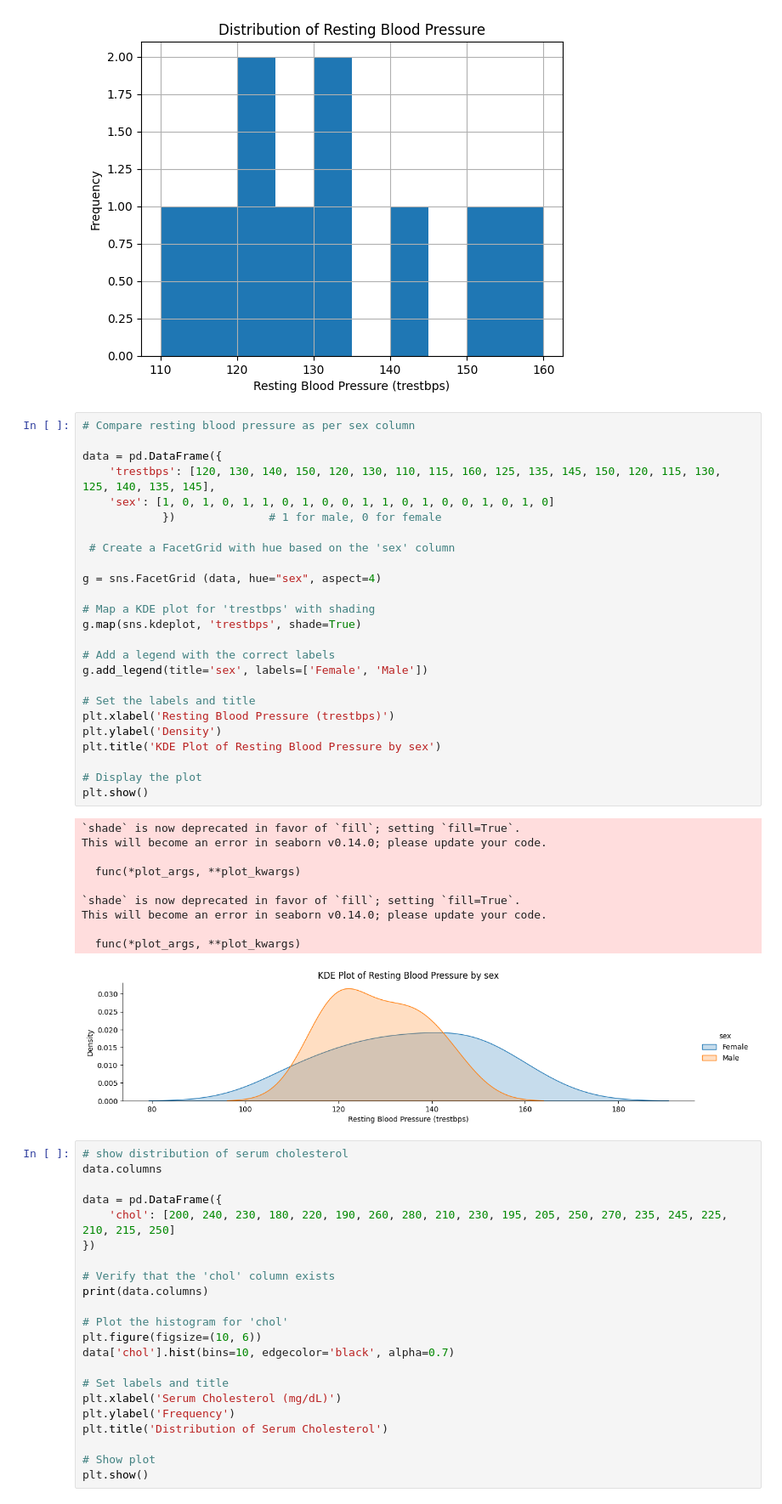
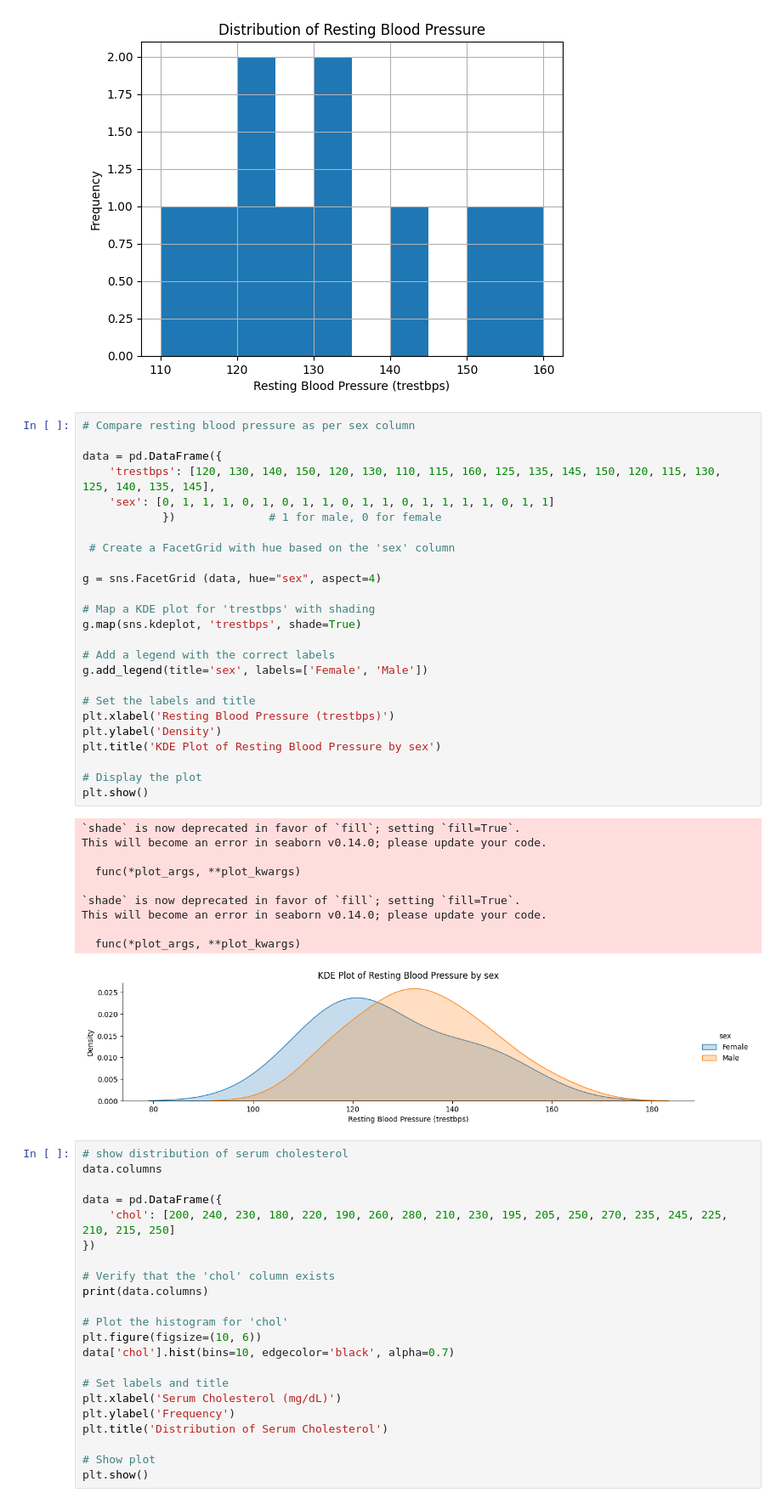
Before and after one commit to GovarthiniGS/week3_project, a Jupyter notebook: notebooks/Data_analysis.ipynb, the cells around one changed output. Shown at 85% size. Saved outputs shown, nothing was run; the diff lists cells and outputs as text.

```diff
--- a/notebooks/Data_analysis.ipynb
+++ b/notebooks/Data_analysis.ipynb
@@ -260,42 +260,42 @@ plt.title('Distribution of Resting Blood Pressure')
 plt.show()
 # %% [output]
 [figure]
-# %%
-# Compare resting blood pressure as per sex column
-
-data = pd.DataFrame({
-    'trestbps': [120, 130, 140, 150, 120, 130, 110, 115, 160, 125, 135, 145, 150, 120, 115, 130, 125, 140, 135, 145],
-    'sex': [1, 0, 1, 0, 1, 1, 0, 1, 0, 0, 1, 1, 0, 1, 0, 0, 1, 0, 1, 0]
-            })              # 1 for male, 0 for female
-
- # Create a FacetGrid with hue based on the 'sex' column
-
-g = sns.FacetGrid (data, hue="sex", aspect=4)
-
-# Map a KDE plot for 'trestbps' with shading
-g.map(sns.kdeplot, 'trestbps', shade=True)
-
-# Add a legend with the correct labels
-g.add_legend(title='sex', labels=['Female', 'Male'])
-
-# Set the labels and title
-plt.xlabel('Resting Blood Pressure (trestbps)')
-plt.ylabel('Density')
-plt.title('KDE Plot of Resting Blood Pressure by sex')
-
-# Display the plot
-plt.show()
-# %% [output]
-`shade` is now deprecated in favor of `fill`; setting `fill=True`.
-This will become an error in seaborn v0.14.0; please update your code.
-
-  func(*plot_args, **plot_kwargs)
-
-`shade` is now deprecated in favor of `fill`; setting `fill=True`.
-This will become an error in seaborn v0.14.0; please update your code.
-
-  func(*plot_args, **plot_kwargs)
-[figure, removed]
+# %%
+# Compare resting blood pressure as per sex column
+
+data = pd.DataFrame({
+    'trestbps': [120, 130, 140, 150, 120, 130, 110, 115, 160, 125, 135, 145, 150, 120, 115, 130, 125, 140, 135, 145],
+    'sex': [0, 1, 1, 1, 0, 1, 0, 1, 1, 0, 1, 1, 0, 1, 1, 1, 1, 0, 1, 1]
+            })              # 1 for male, 0 for female
+
+ # Create a FacetGrid with hue based on the 'sex' column
+
+g = sns.FacetGrid (data, hue="sex", aspect=4)
+
+# Map a KDE plot for 'trestbps' with shading
+g.map(sns.kdeplot, 'trestbps', shade=True)
+
+# Add a legend with the correct labels
+g.add_legend(title='sex', labels=['Female', 'Male'])
+
+# Set the labels and title
+plt.xlabel('Resting Blood Pressure (trestbps)')
+plt.ylabel('Density')
+plt.title('KDE Plot of Resting Blood Pressure by sex')
+
+# Display the plot
+plt.show()
+# %% [output]
+`shade` is now deprecated in favor of `fill`; setting `fill=True`.
+This will become an error in seaborn v0.14.0; please update your code.
+
+  func(*plot_args, **plot_kwargs)
+
+`shade` is now deprecated in favor of `fill`; setting `fill=True`.
+This will become an error in seaborn v0.14.0; please update your code.
+
+  func(*plot_args, **plot_kwargs)
+[figure, added]
 # %%
 # show distribution of serum cholesterol
 data.columns
```
Also changed, not shown: 2 other files.
